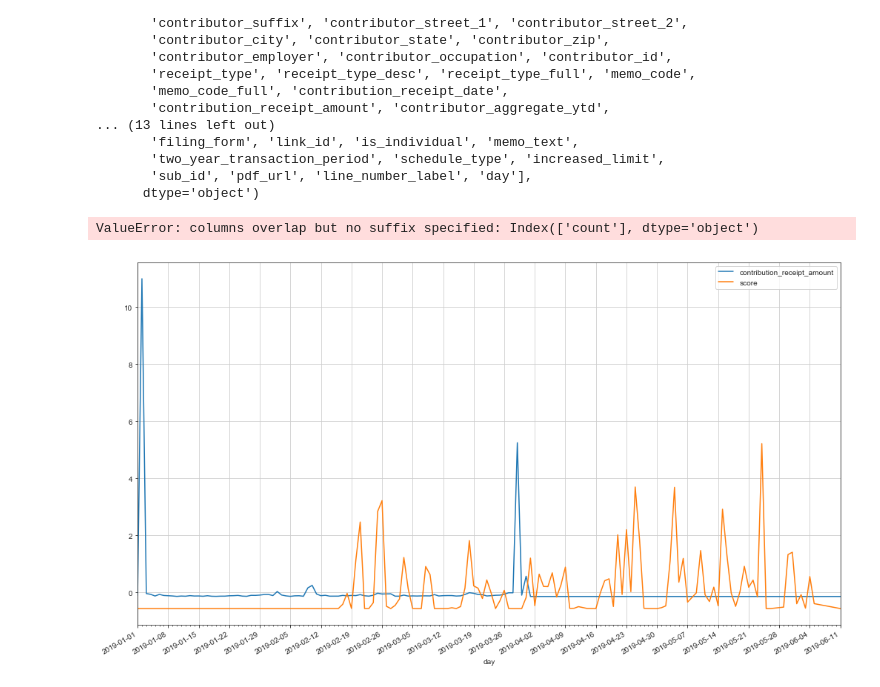
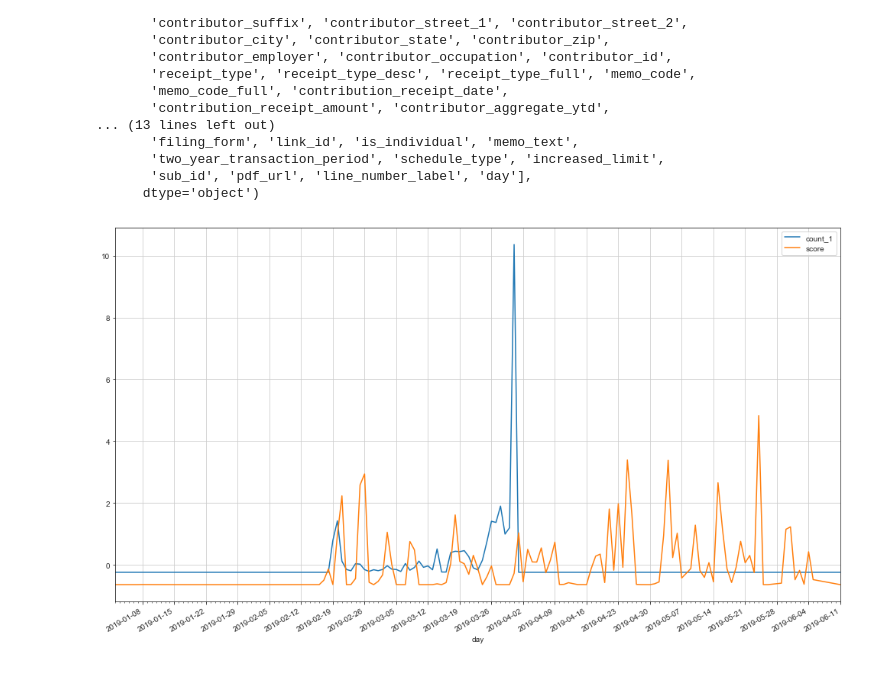
Before and after one commit to berkeley-politics-capstone/politics-capstone, a Jupyter notebook: src/news_please/Reddit Article Frequencies and FEC Data.ipynb, the cells around one changed output. Drawn from its saved outputs; the diff is of its cells as text; code cells hidden in the pictures.

```diff
--- a/src/news_please/Reddit Article Frequencies and FEC Data.ipynb
+++ b/src/news_please/Reddit Article Frequencies and FEC Data.ipynb
@@ -150,10 +150,10 @@ def make_ts(candidate, paths, party):
 
     if("donations" in paths[party][candidate].keys()):
             donate_df = pd.read_csv(paths[party][candidate]["donations"])
-            donate_df['count'] = 1
+            donate_df['count_1'] = 1
             donate_df["contribution_receipt_date"] = pd.to_datetime(donate_df["contribution_receipt_date"])
             donate_df["day"] = donate_df["contribution_receipt_date"]
-            ts = donate_df.groupby(by="day")["count"].sum().to_frame()
+            ts = donate_df.groupby(by="day")["count_1"].sum().to_frame()
 
     reddit_ts = reddit_df.fillna(0)[['day', 'score', 'num_comments', 'count']].groupby(['day']).agg('sum')
     return ts.join(reddit_ts, how='outer').fillna(0)
@@ -161,17 +161,15 @@ def make_ts(candidate, paths, party):
 candidate_dfs = dict()
 for candidate in fec_2020_paths['democrat'].keys():
     candidate_dfs[candidate] = make_ts(candidate, fec_2020_paths, 'democrat')
-# %% [output]
-ValueError: columns overlap but no suffix specified: Index(['count'], dtype='object')
 # %%
-join_ts = candidate_dfs['harris']
+join_ts = candidate_dfs['sanders']
 df_norm = (join_ts - join_ts.mean()) / join_ts.std()
 sns.set_style('ticks')
-ax = df_norm[['contribution_receipt_amount', 'score']].plot(figsize=(17,10), x_compat=True)
+ax = df_norm[['count_1', 'score']].plot(figsize=(17,10), x_compat=True)
 ax.xaxis.set_major_locator(mdates.WeekdayLocator())
 ax.xaxis.set_major_formatter(mdates.DateFormatter('%Y-%m-%d'))
 ax.xaxis.set_minor_locator(mdates.DayLocator())
 ax.grid()
 plt.show()
 # %% [output]
-[figure, old version]
+[figure, new version]
```
Also changed, not shown: 2 other files.
